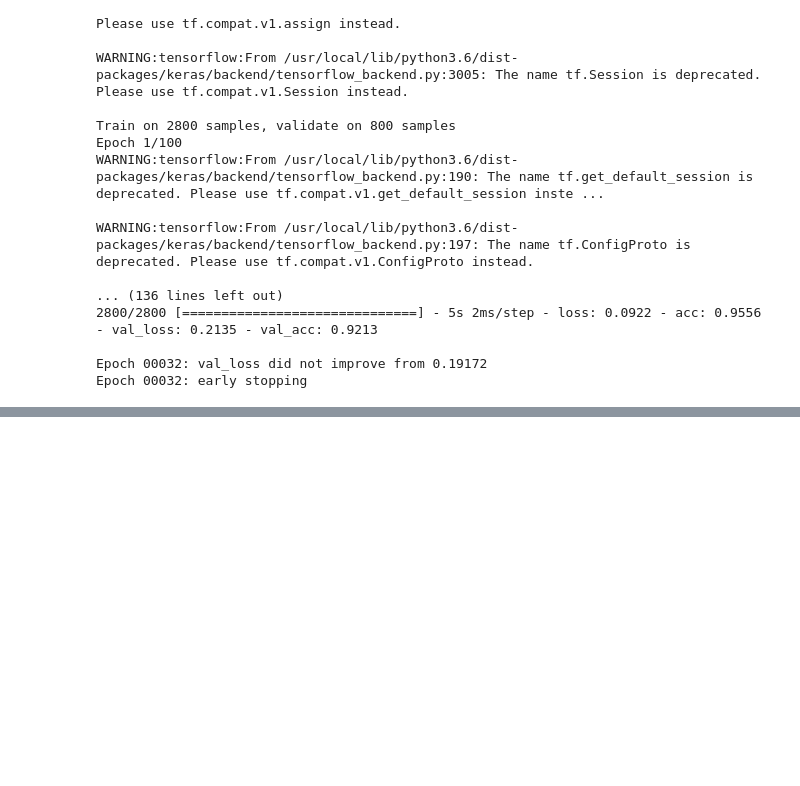
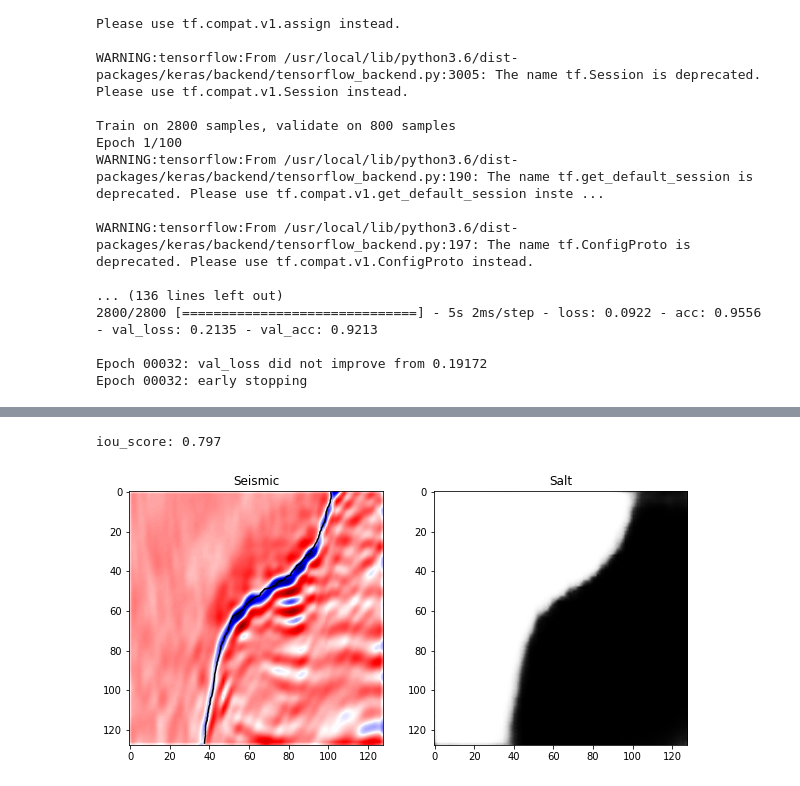
Before and after one commit to pwolscho/unet, a Jupyter notebook: u_net_final.ipynb, the cells around one changed output, grey strips where cells are left out. Saved outputs shown, nothing was run; the diff lists cells and outputs as text; code cells hidden in the pictures; blank space fills up the shorter version.

Commit message:
added intersection over union

```diff
--- a/u_net_final.ipynb
+++ b/u_net_final.ipynb
@@ -287,0 +304,3 @@ Epoch 00032: early stopping
+# %%
+#Predict on test
+preds_test = model.predict(X_test, verbose=1)
@@ -287,0 +309,25 @@ Epoch 00032: early stopping
+# %%
+image_number = 4
+# %%
+intersection = np.logical_and(X_test[image_number], preds_test[image_number])
+union = np.logical_or(X_test[image_number], preds_test[image_number])
+iou_score = np.sum(intersection) / np.sum(union)
+
+print('iou_score: %.3f' % (iou_score))
+# %% [output]
+iou_score: 0.797
+# %%
+# Check if training data looks all right
+has_mask = preds_test[image_number].max() > 0
+
+fig, ax = plt.subplots(1, 2, figsize=(10, 5))
+
+ax[0].imshow(X_test[image_number, ..., 0], cmap='seismic', interpolation='bilinear')
+if has_mask:
+    ax[0].contour(preds_test[image_number].squeeze(), colors='k', levels=[0.5])
+ax[0].set_title('Seismic')
+
+ax[1].imshow(preds_test[image_number].squeeze(), interpolation='bilinear', cmap='gray')
+ax[1].set_title('Salt');
+# %% [output]
+[figure, added]
```
Also changed, not shown: parts of 3 cells of this notebook.
